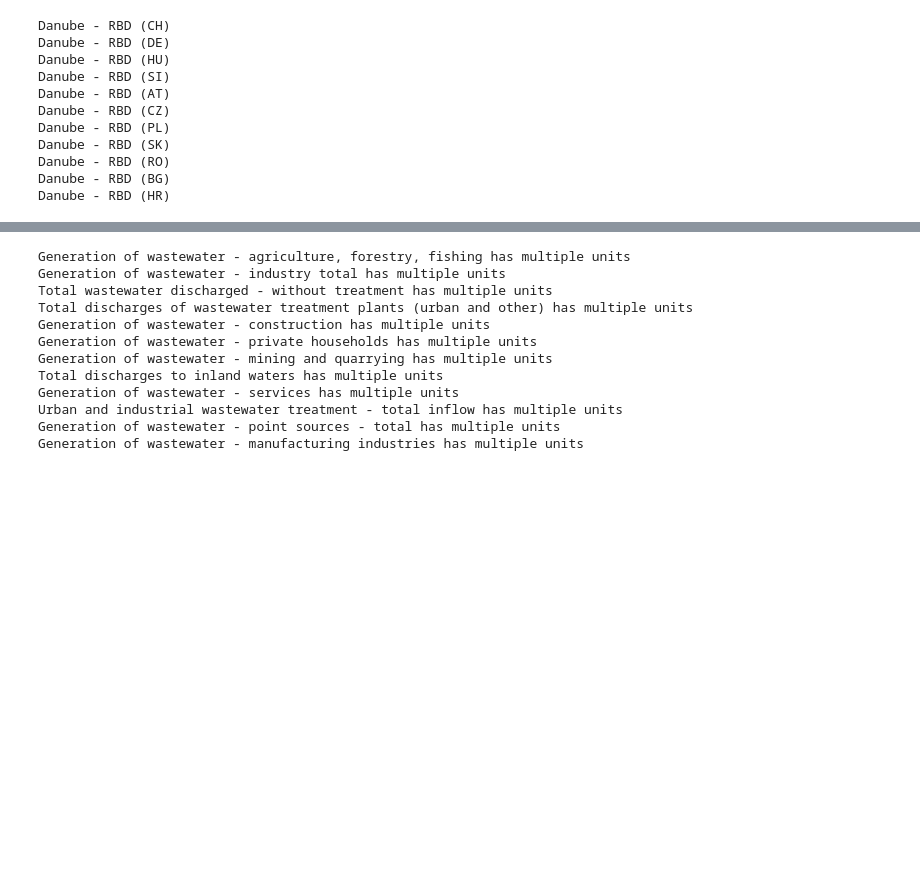
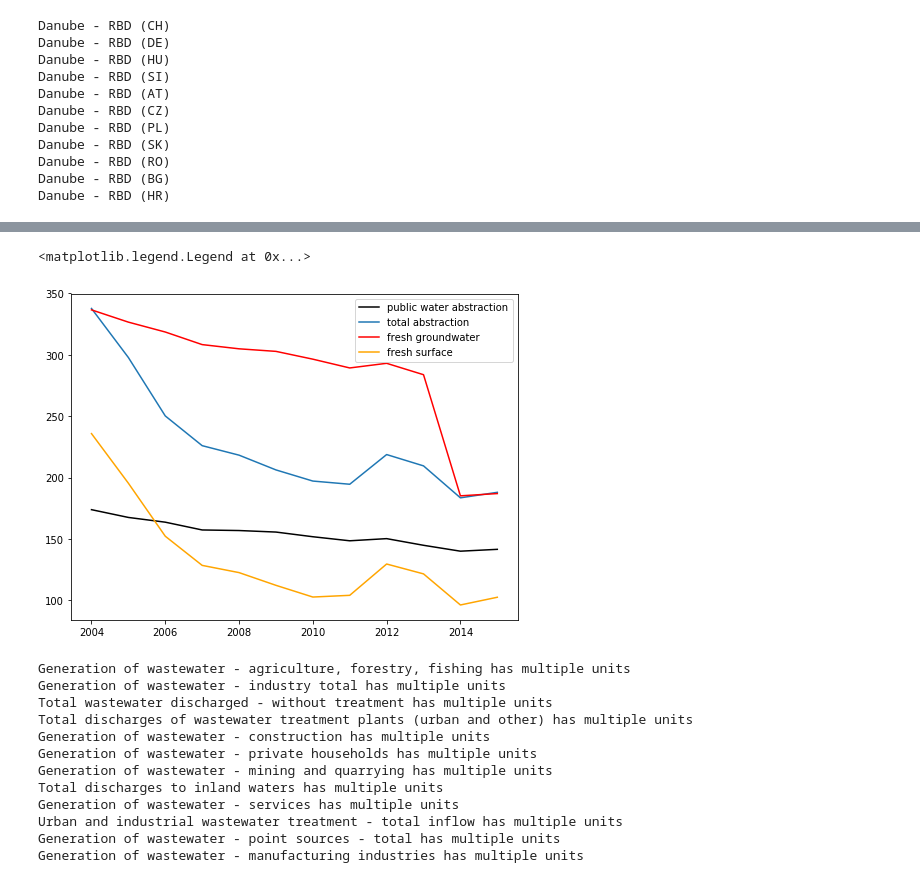
Before and after one commit to ekaterinailin/dustycrocodile, a Jupyter notebook: ekaterina_workspace.ipynb, the cells around one changed output, grey strips where cells are left out. Drawn from its saved outputs; the diff is of its cells as text; code cells hidden in the pictures; blank space fills up the shorter version.

```diff
--- a/ekaterina_workspace.ipynb
+++ b/ekaterina_workspace.ipynb
@@ -205,0 +126,16 @@ sk2
+# %%
+water = pd.DataFrame()
+for idx in ds:
+    sk =  pd.read_csv('Danube/{}.csv'.format(idx),index_col=0)
+
+    try:
+        f = sk[['Fresh surface water (Million cubic metres)','Fresh groundwater (Million cubic metres)']]
+        f['ID'] =idx
+        f = f.set_index('ID',append=True)
+        #water[idx,'Fresh surface water (Million cubic metres)'] = sk['Fresh surface water (Million cubic metres)']
+        #water[idx,'Fresh groundwater (Million cubic metres)'] = sk['Fresh groundwater (Million cubic metres)']
+        water = water.append(f)
+    except KeyError:
+        pass
+
+water.to_csv('Danube/water_resources.csv')
@@ -206,3 +157,24 @@ sk2
+# %%
+plt.figure(figsize=(8,6))
+plt.plot(sk.index.values,
+        sk['Water abstraction for public water supply (Million cubic metres)'],
+        color = 'k',
+        label = 'public water abstraction')
+plt.plot(sk.index.values,
+        sk['Total gross abstraction (Million cubic metres)'],
+        label = 'total abstraction')
+plt.plot(sk.index.values,
+        sk['Fresh groundwater (Million cubic metres)'],
+        label = 'fresh groundwater',
+        color = 'red')
+plt.plot(sk.index.values,
+        sk['Fresh surface water (Million cubic metres)'],
+        label = 'fresh surface',
+        color = 'orange')
+plt.legend()
+# %% [output]
+<matplotlib.legend.Legend at 0x...>
+[figure, added]
 # %%
 for i, row in params.iterrows():
     df = vars()[row.DataSet]
```
Also changed, not shown: parts of 8 cells of this notebook, 1 other file.
